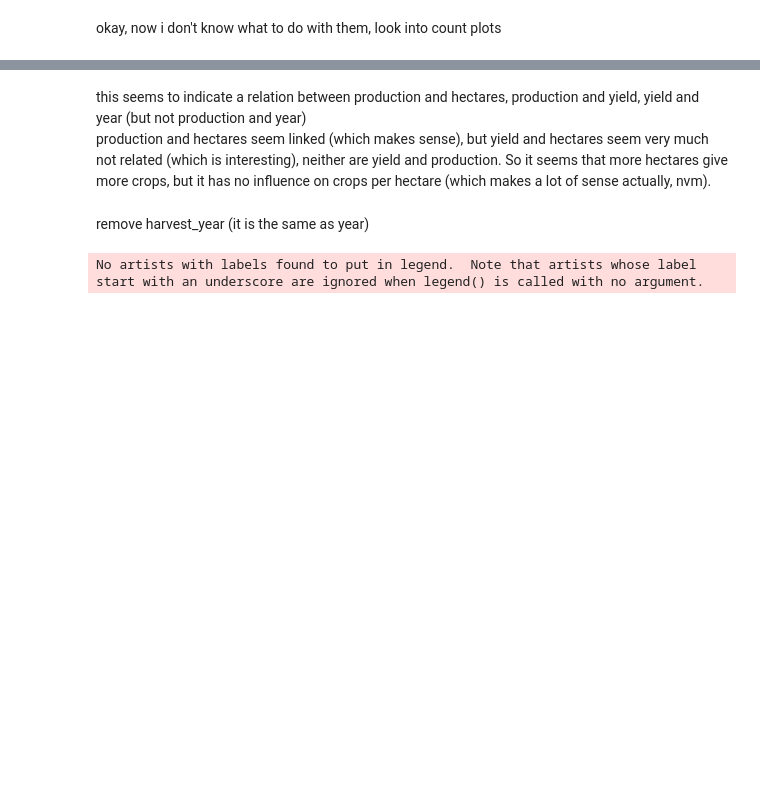
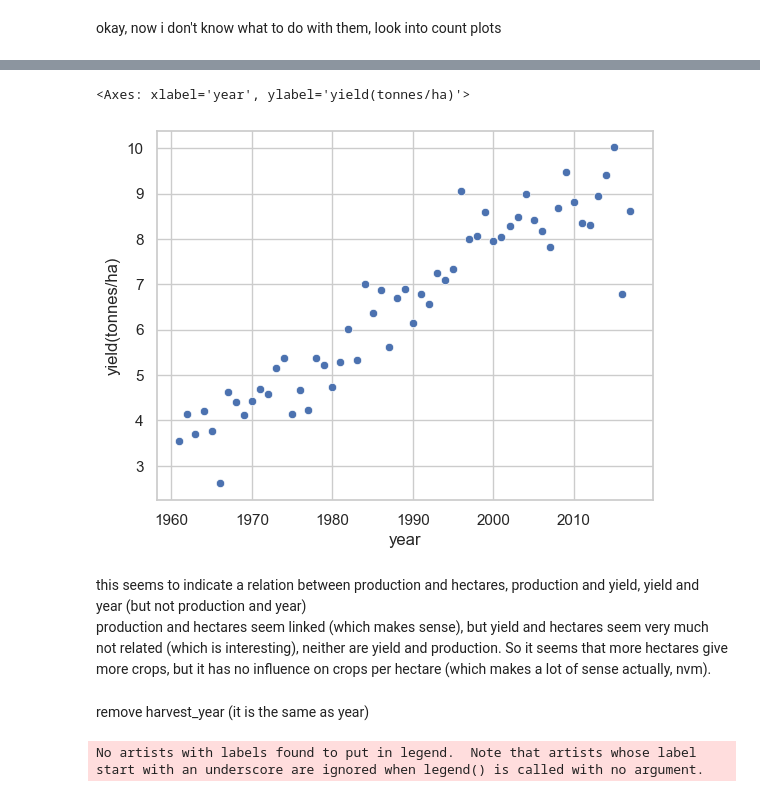
Before and after one commit to HannahCimene/TrioData_Masters, a Jupyter notebook: Files/crops/crops_emalisa.ipynb, the cells around one changed output, grey strips where cells are left out. Saved outputs shown, nothing was run; the diff lists cells and outputs as text; code cells hidden in the pictures; blank space fills up the shorter version.

```diff
--- a/Files/crops/crops_emalisa.ipynb
+++ b/Files/crops/crops_emalisa.ipynb
@@ -277,3 +276,9 @@ Name: yield(tonnes/ha), dtype: float64
+# %%
+filtered_df = df[(df['crop'] == 'wheat') & (df['national'] == 'Belgium')]
+sns.scatterplot(data=filtered_df, x='year', y='yield(tonnes/ha)')
+# %% [output]
+<Axes: xlabel='year', ylabel='yield(tonnes/ha)'>
+[figure, added]
 # %% [markdown]
 this seems to indicate a relation between production and hectares, production and yield, yield and year (but not production and year)
 production and hectares seem linked (which makes sense), but yield and hectares seem very much not related (which is interesting), neither are yield and production. So it seems that more hectares give more crops, but it has no influence on crops per hectare (which makes a lot of sense actually, nvm).
```
Also changed, not shown: parts of 26 cells of this notebook.
